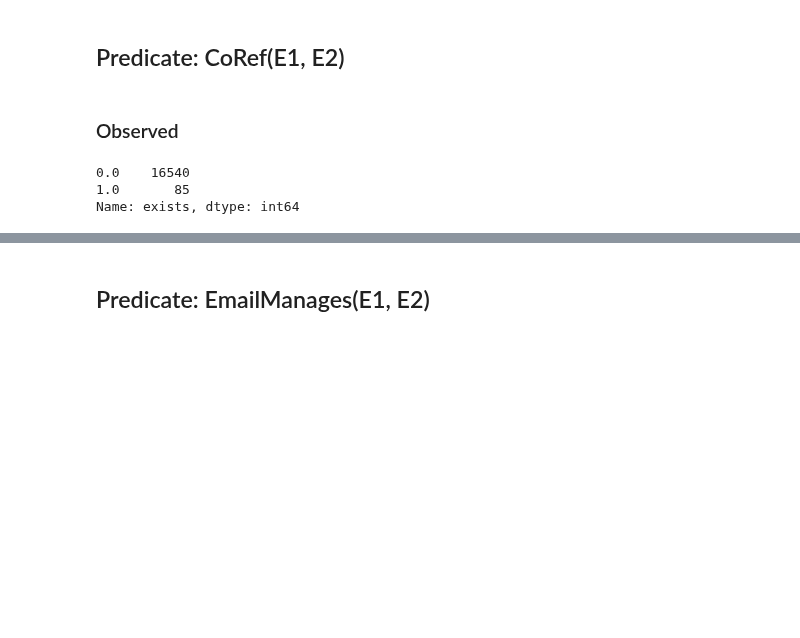
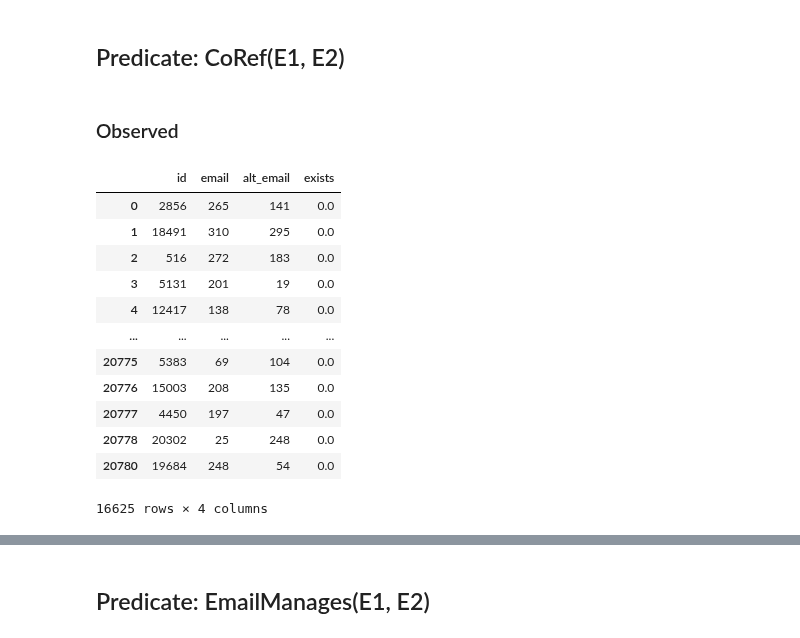
Before and after one commit to linqs/collective-graph-identification, a Jupyter notebook: scripts/Data Refactor.ipynb, the cells around one changed output, grey strips where cells are left out. Cells and saved outputs as stored; diff of their text form; code cells hidden in the pictures; blank space fills up the shorter version.

```diff
--- a/scripts/Data Refactor.ipynb
+++ b/scripts/Data Refactor.ipynb
@@ -350,16 +350,26 @@ full_set_email_has_label_truth
 # full_set_email_has_label_truth.to_csv('EmailHasLabel_truth.csv', sep ='\t', index=False, header=False)
 # %% [markdown]
 ## Predicate: CoRef(E1, E2)
-# %% [markdown]
-### Observed
+# %% [markdown]
+### Observed
 # %%
 exists_map = {"NOTEXIST": 0.0, "EXIST": 1.0, 0.0: 0.0, 1.0: 1.0}
 coref_edges_observed = coref_edges_observed.replace({"exists": exists_map})
 
-coref_edges_observed['exists'].value_counts()
+coref_edges_observed
 # %% [output]
+|  | id | email | alt_email | exists |
+| 0 | 2856 | 265 | 141 | 0.0 |
+| 1 | 18491 | 310 | 295 | 0.0 |
+| 2 | 516 | 272 | 183 | 0.0 |
+| 3 | 5131 | 201 | 19 | 0.0 |
+| 4 | 12417 | 138 | 78 | 0.0 |
+| ... | ... | ... | ... | ... |
+| 20775 | 5383 | 69 | 104 | 0.0 |
+| 20776 | 15003 | 208 | 135 | 0.0 |
+| 20777 | 4450 | 197 | 47 | 0.0 |
+| 20778 | 20302 | 25 | 248 | 0.0 |
+| 20780 | 19684 | 248 | 54 | 0.0 |
-0.0    16540
-1.0       85
-Name: exists, dtype: int64
+16625 rows × 4 columns
 # %%
 # Outputs to file
```
Also changed, not shown: parts of 6 cells of this notebook.
